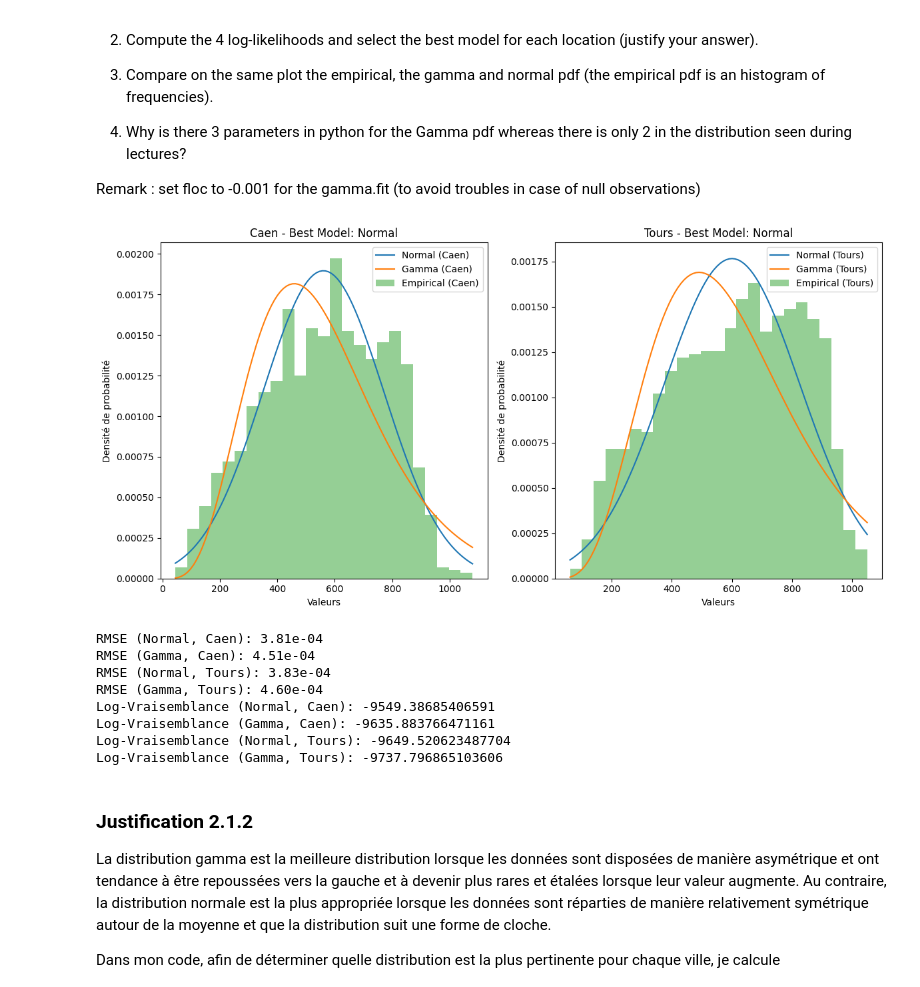
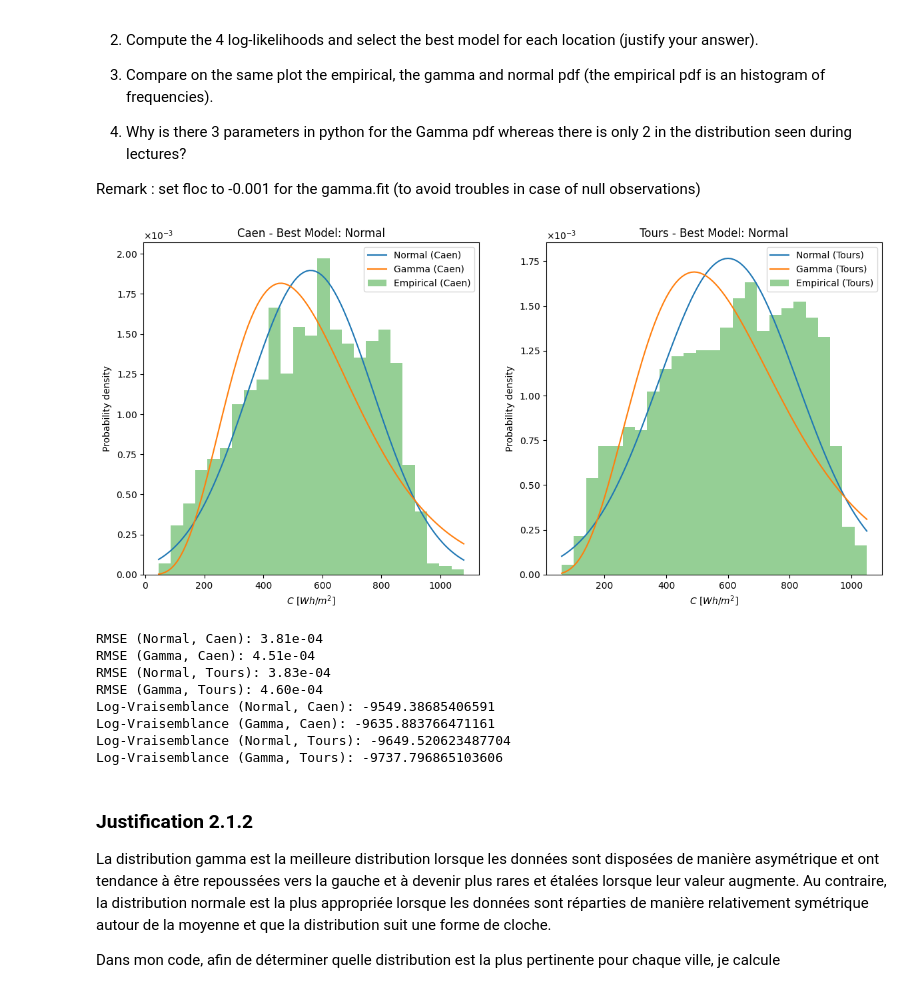
Before and after one commit to squifbe/Hackathon, a Jupyter notebook: Hackathon1_Final.ipynb, the cells around one changed output. Cells and saved outputs as stored; diff of their text form; code cells hidden in the pictures.

```diff
--- a/Hackathon1_Final.ipynb
+++ b/Hackathon1_Final.ipynb
@@ -343,46 +347,47 @@ plt.plot(x_caen, pdf_norm_caen, label=f"Normal (Caen)")
 plt.plot(x_caen, pdf_gamma_caen, label=f"Gamma (Caen)")
 plt.hist(april_caen, bins=25, density=True, alpha=0.5, label="Empirical (Caen)")
 plt.legend()
+plt.ticklabel_format(style='sci', axis='y', scilimits=(0,0), useMathText=True)
 plt.title(f"Caen - Best Model: {best_model_caen}")
 
-plt.xlabel("Valeurs")
-plt.ylabel("Densité de probabilité")
+plt.xlabel("$C$ $[Wh/m^2]$")
+plt.ylabel("Probability density")
 
 # Graphique Tours
 plt.subplot(1, 2, 2)
 pdf_norm_tours = stats.norm.pdf(x_tours, *normal_params_tours)
 pdf_gamma_tours = stats.gamma.pdf(x_tours, *gamma_params_tours)
 plt.plot(x_tours, pdf_norm_tours, label=f"Normal (Tours)")
 plt.plot(x_tours, pdf_gamma_tours, label=f"Gamma (Tours)")
 plt.hist(april_tours, bins=25, density=True, alpha=0.5, label="Empirical (Tours)")
 plt.legend()
 plt.title(f"Tours - Best Model: {best_model_tours}")
-plt.xlabel("Valeurs")
-plt.ylabel("Densité de probabilité")
+plt.xlabel("$C$ $[Wh/m^2]$")
+plt.ylabel("Probability density")
 plt.tight_layout()
+plt.ticklabel_format(style='sci', axis='y', scilimits=(0,0), useMathText=True)
 plt.show()
-
 
 # RMSE
 hist_caen, bins_caen = histogram(april_caen, bins=100, density=True)
 rmse_norm_caen = sqrt(mean((pdf_norm_caen - hist_caen)**2))
 rmse_gamma_caen = sqrt(mean((pdf_gamma_caen - hist_caen)**2))
 
 hist_tours, bins_tours = histogram(april_tours, bins=100, density=True)
 rmse_norm_tours = sqrt(mean((pdf_norm_tours - hist_tours)**2))
 rmse_gamma_tours = sqrt(mean((pdf_gamma_tours - hist_tours)**2))
 
 print("RMSE (Normal, Caen):", "{:.2e}".format(rmse_norm_caen))
 print("RMSE (Gamma, Caen):", "{:.2e}".format(rmse_gamma_caen))
 print("RMSE (Normal, Tours):", "{:.2e}".format(rmse_norm_tours))
 print("RMSE (Gamma, Tours):", "{:.2e}".format(rmse_gamma_tours))
 
 print("Log-Vraisemblance (Normal, Caen):", log_likelihood_normal_caen)
 print("Log-Vraisemblance (Gamma, Caen):", log_likelihood_gamma_caen)
 print("Log-Vraisemblance (Normal, Tours):", log_likelihood_normal_tours)
 print("Log-Vraisemblance (Gamma, Tours):", log_likelihood_gamma_tours)
 # %% [output]
-[figure, old version]
+[figure, new version]
 RMSE (Normal, Caen): 3.81e-04
 RMSE (Gamma, Caen): 4.51e-04
 RMSE (Normal, Tours): 3.83e-04
```
Also changed, not shown: parts of 1 cell of this notebook.
